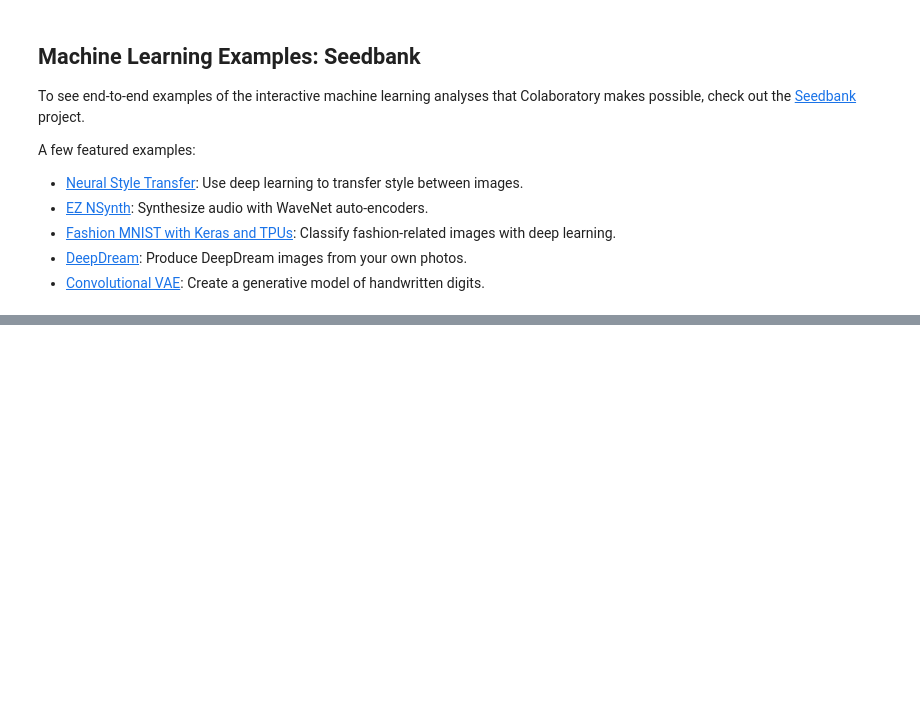
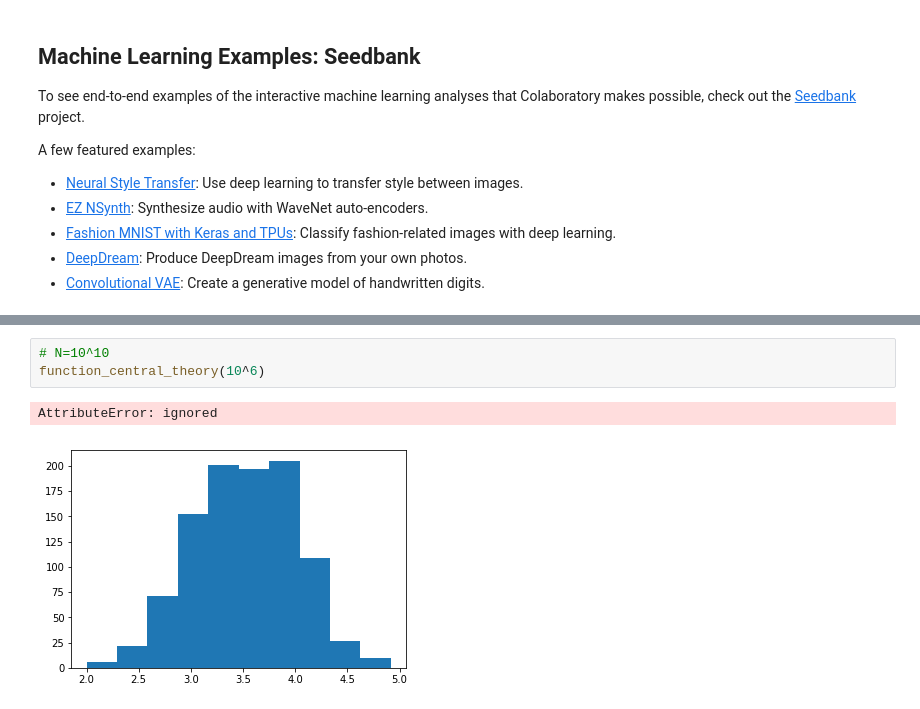
Before and after one commit to Toshi2013/HelloGit, a Jupyter notebook: Welcome_To_Colaboratory01.ipynb, the cells around one changed output, grey strips where cells are left out. Saved outputs shown, nothing was run; the diff lists cells and outputs as text; blank space fills up the shorter version.

```diff
--- a/Welcome_To_Colaboratory01.ipynb
+++ b/Welcome_To_Colaboratory01.ipynb
@@ -213,0 +289,6 @@ plt.grid(True)
+# %%
+# N=10^10
+function_central_theory(10^6)
+# %% [output]
+AttributeError: ignored
+[figure, added]
```
Also changed, not shown: parts of 10 cells of this notebook.
